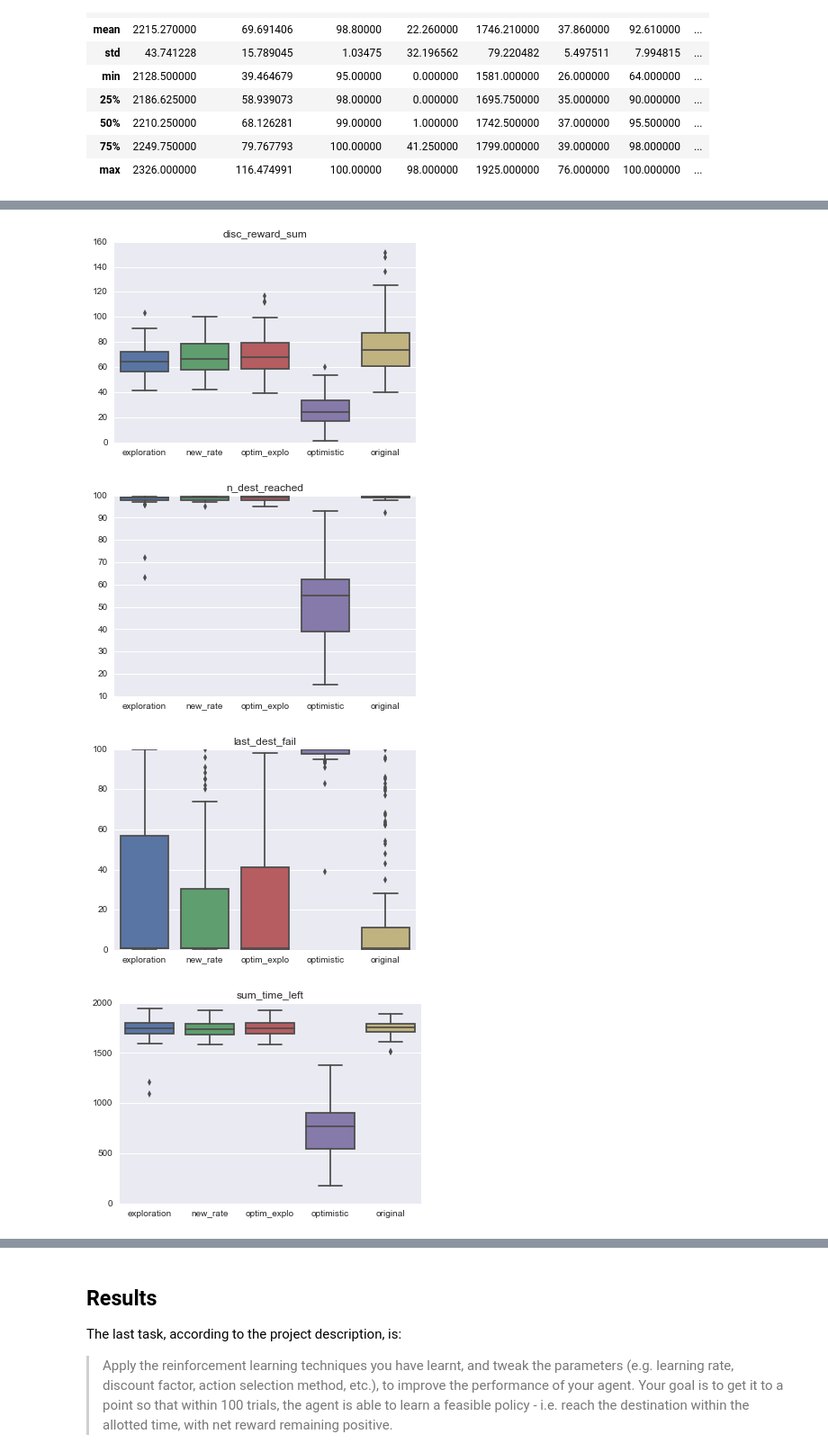
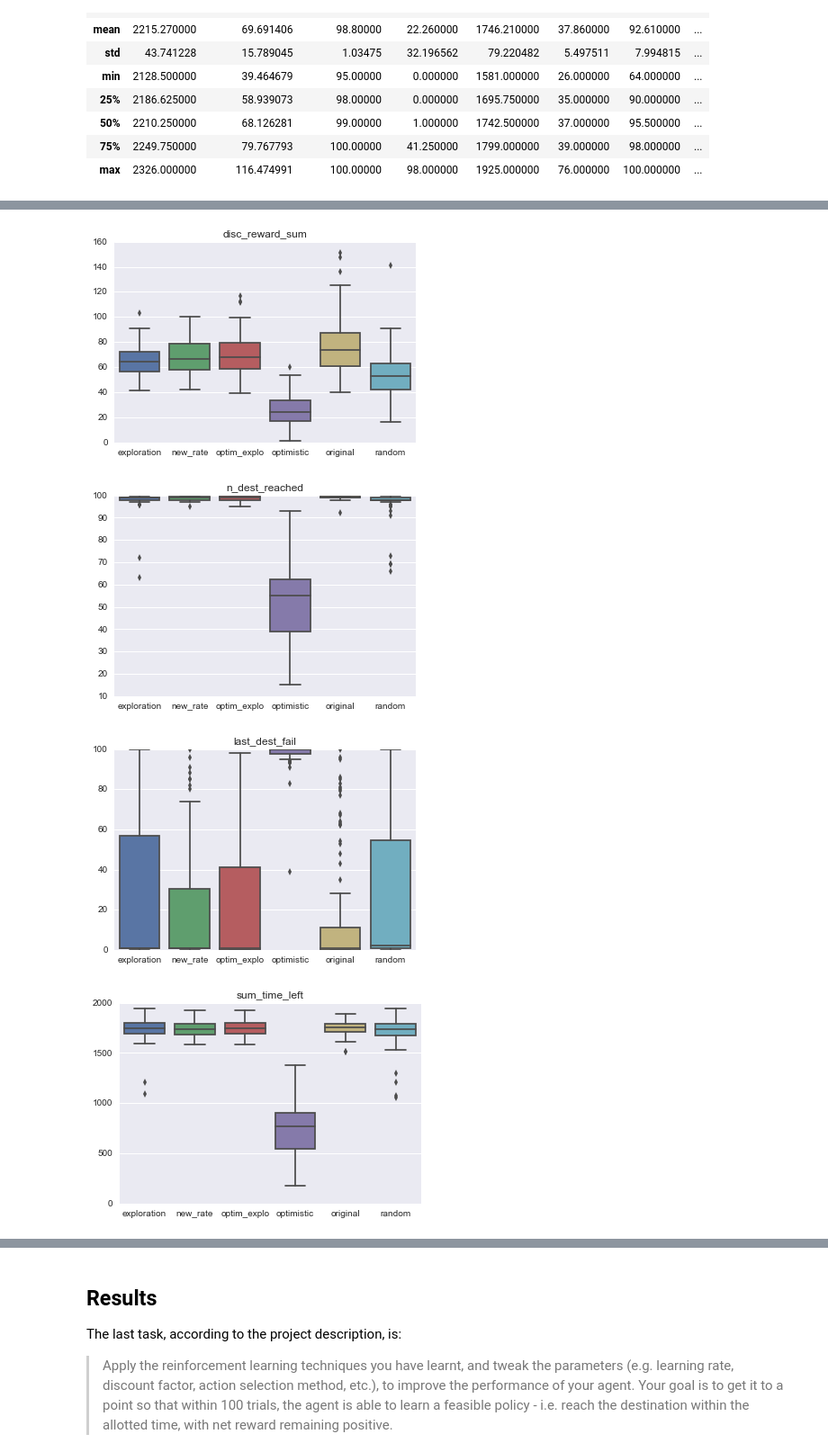
Before and after one commit to lmurtinho/mlend_ps4_smartcab, a Jupyter notebook: project_report.ipynb, the cells around one changed output, grey strips where cells are left out. Shown: that part at 90% size. Cells and saved outputs as stored; diff of their text form; code cells hidden in the pictures.

Commit message:
yet more agents

```diff
--- a/project_report.ipynb
+++ b/project_report.ipynb
@@ -399,3 +399,6 @@ df_optim_explo_agent.describe()
 | 50% | 2210.250000 | 68.126281 | 99.00000 | 1.000000 | 1742.500000 | 37.000000 | 95.500000 | ... |
 | 75% | 2249.750000 | 79.767793 | 100.00000 | 41.250000 | 1799.000000 | 39.000000 | 98.000000 | ... |
 | max | 2326.000000 | 116.474991 | 100.00000 | 98.000000 | 1925.000000 | 76.000000 | 100.000000 | ... |
+# %%
+df_random = pd.DataFrame.from_csv('random_agent_results.csv')
+df_random.describe()
@@ -410,7 +423,8 @@ panel = pd.Panel.from_dict({'original': df_original,
                             'optimistic': df_optimistic,
                             'new_rate': df_optim_new_rate,
                             'exploration': df_explo_agent,
-                            'optim_explo': df_optim_explo_agent})
+                            'optim_explo': df_optim_explo_agent,
+                            'random': df_random})
 for column in df_original.columns:
     sns.boxplot(data=panel.minor_xs(column))
     plt.title(column)
@@ -421,4 +435,4 @@ for column in df_original.columns:
-[figure, old version]
+[figure, new version]
-[figure, old version]
+[figure, new version]
-[figure, old version]
+[figure, new version]
-[figure, old version]
+[figure, new version]
```
Also changed, not shown: parts of 2 cells of this notebook, 4 other files.
